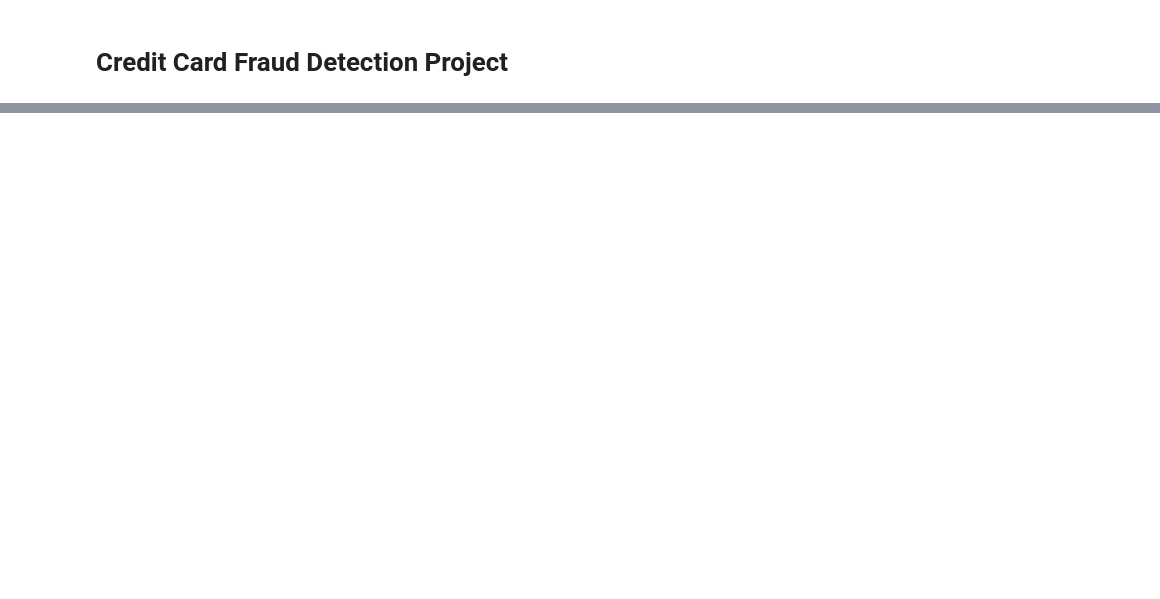
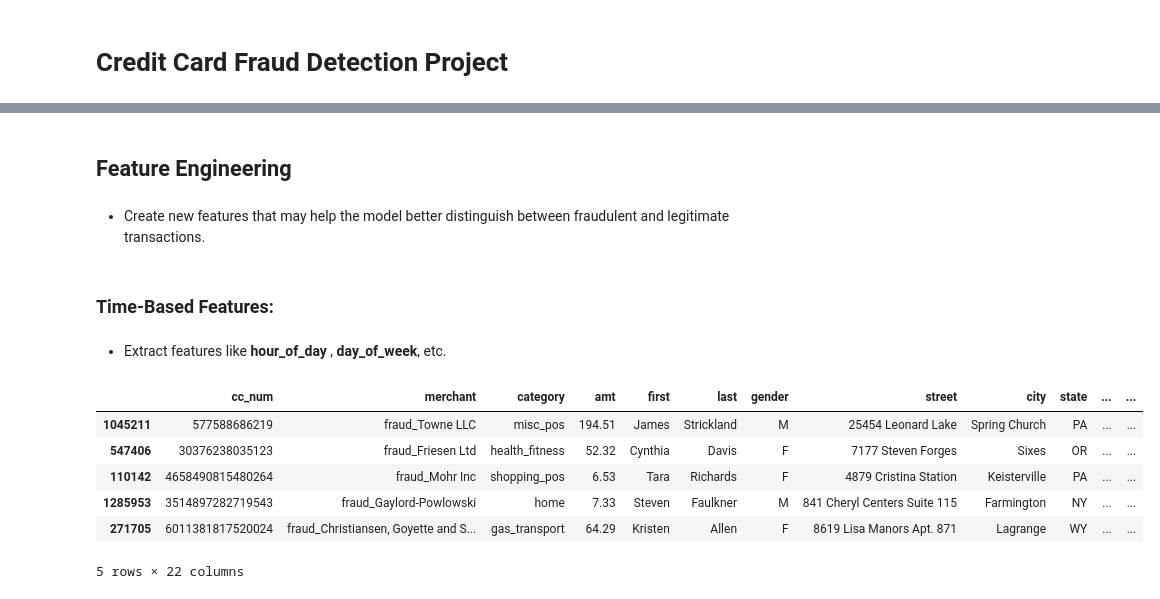
Before and after one commit to damidia/Credit-Card-Fraud-Detection-Project, a Jupyter notebook: Credit Card Fraud Detection Project.ipynb, the cells around one changed output, grey strips where cells are left out. Cells and saved outputs as stored; diff of their text form; code cells hidden in the pictures; blank space fills up the shorter version.

```diff
--- a/Credit Card Fraud Detection Project.ipynb
+++ b/Credit Card Fraud Detection Project.ipynb
@@ -60,0 +135,31 @@ df.head()
+# %% [markdown]
+## Feature Engineering
+# %% [markdown]
+- Create new features that may help the model better distinguish between fraudulent and legitimate transactions.
+# %% [markdown]
+### Time-Based Features:
+# %% [markdown]
+- Extract features like **hour_of_day** , **day_of_week**, etc.
+# %%
+# Import libraries
+from datetime import datetime
+from geopy.distance import geodesic
+
+# Convert trans_date_trans_time to datetime
+df['trans_date_trans_time'] = pd.to_datetime(df['trans_date_trans_time'])
+
+# Extract numeric features from the timestamp
+df['hour_of_day'] = df['trans_date_trans_time'].dt.hour
+df['day_of_week'] = (df['trans_date_trans_time'].dt.dayofweek).astype(int)
+
+# Drop the original timestamp column
+df = df.drop(columns=['trans_date_trans_time', 'unix_time'])  # Dropping unix_time as it's redundant
+df.head()
+# %% [output]
+|  | cc_num | merchant | category | amt | first | last | gender | street | city | state | ... | ... |
+| 1045211 | 577588686219 | fraud_Towne LLC | misc_pos | 194.51 | James | Strickland | M | 25454 Leonard Lake | Spring Church | PA | ... | ... |
+| 547406 | 30376238035123 | fraud_Friesen Ltd | health_fitness | 52.32 | Cynthia | Davis | F | 7177 Steven Forges | Sixes | OR | ... | ... |
+| 110142 | 4658490815480264 | fraud_Mohr Inc | shopping_pos | 6.53 | Tara | Richards | F | 4879 Cristina Station | Keisterville | PA | ... | ... |
+| 1285953 | 3514897282719543 | fraud_Gaylord-Powlowski | home | 7.33 | Steven | Faulkner | M | 841 Cheryl Centers Suite 115 | Farmington | NY | ... | ... |
+| 271705 | 6011381817520024 | fraud_Christiansen, Goyette and S... | gas_transport | 64.29 | Kristen | Allen | F | 8619 Lisa Manors Apt. 871 | Lagrange | WY | ... | ... |
+5 rows × 22 columns
```
Also changed, not shown: parts of 115 cells of this notebook, 2 other files.
